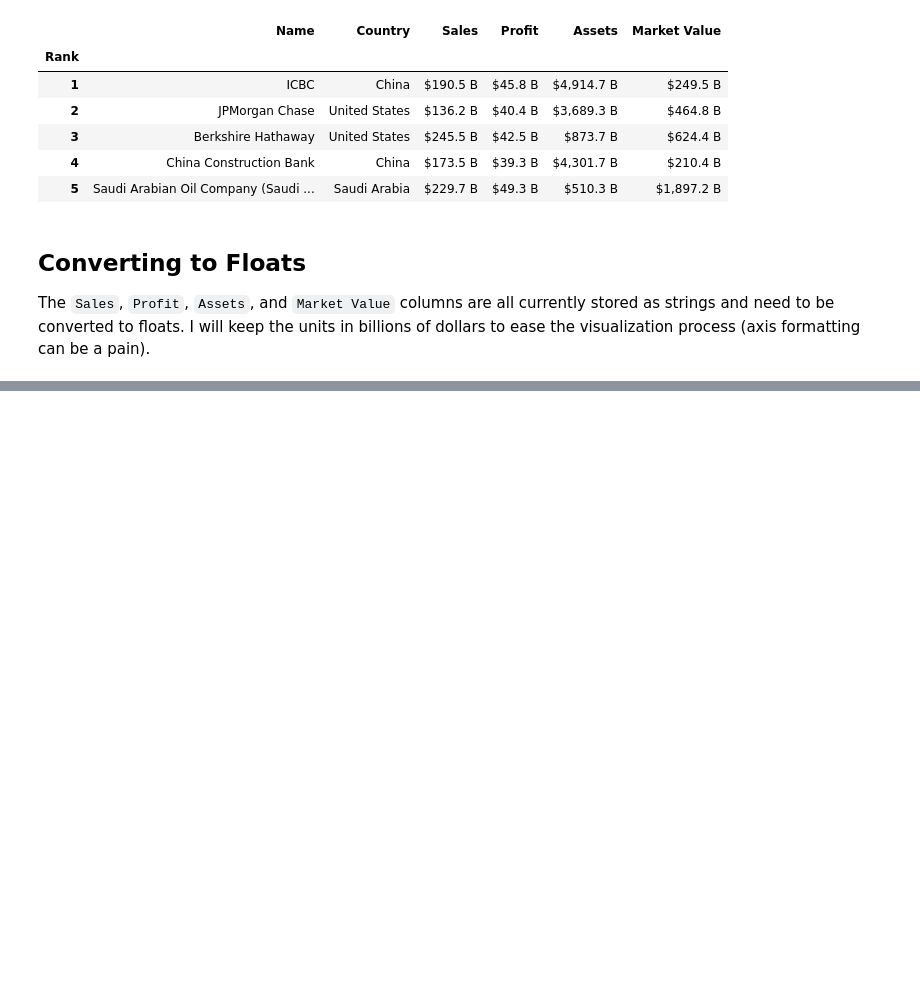
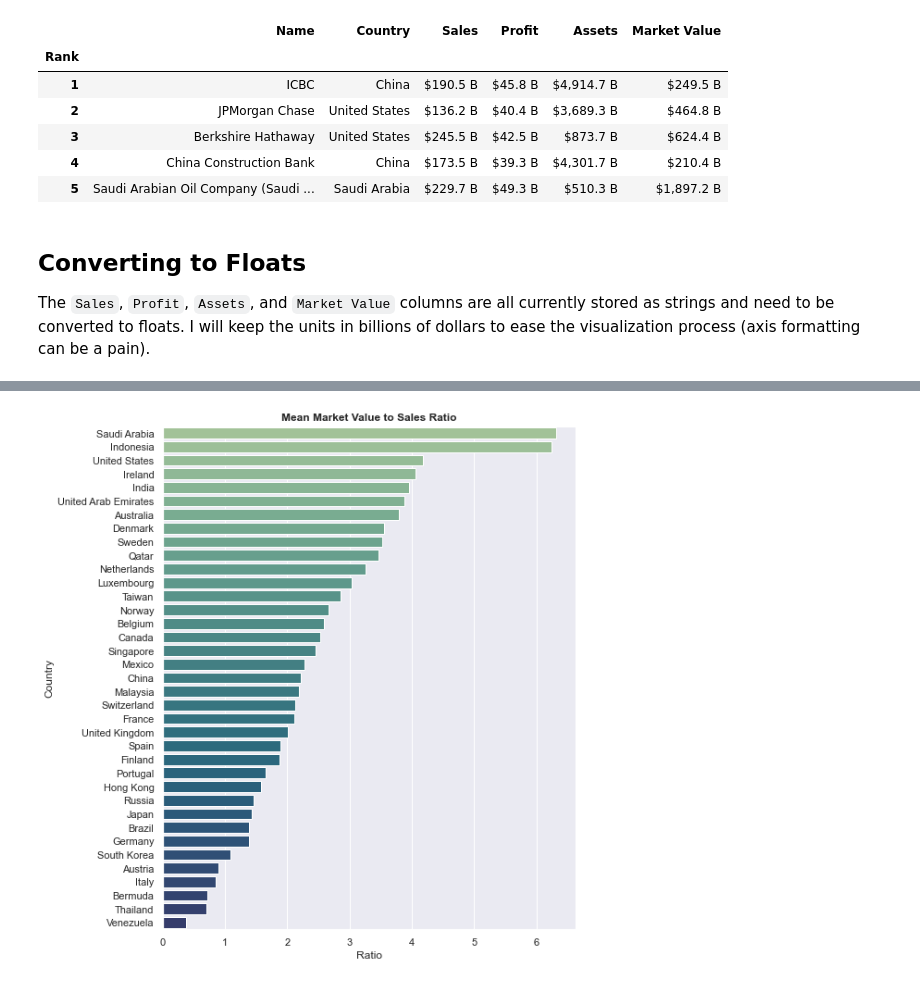
Before and after one commit to tjkyner/largest-companies-eda, a Jupyter notebook: notebook.ipynb, the cells around one changed output, grey strips where cells are left out. Saved outputs shown, nothing was run; the diff lists cells and outputs as text; code cells hidden in the pictures; blank space fills up the shorter version.

```diff
--- a/notebook.ipynb
+++ b/notebook.ipynb
@@ -117,0 +162,18 @@ memory usage: 27.3+ KB
+# %%
+def market_value_ratio(metric, aggregator):
+    df_ratio = df.copy()
+    df_ratio[f'MVto{metric}'] = df_ratio['Market Value'] / df_ratio[metric]
+    df_ratio = df_ratio.groupby('Country').agg(aggregator)
+    df_ratio.sort_values(f'MVto{metric}', ascending=False, inplace=True)
+    sns.barplot(data=df_ratio,
+                x=f'MVto{metric}',
+                y=df_ratio.index,
+                orient='h',
+                palette='crest')
+    plt.title(f'{aggregator.title()} Market Value to {metric} Ratio', fontweight='bold')
+    plt.xlabel('Ratio')
+# %%
+fig = plt.figure(figsize=(8, 10))
+market_value_ratio('Sales', 'mean')
+# %% [output]
+[figure, added]
```
Also changed, not shown: parts of 10 cells of this notebook.
